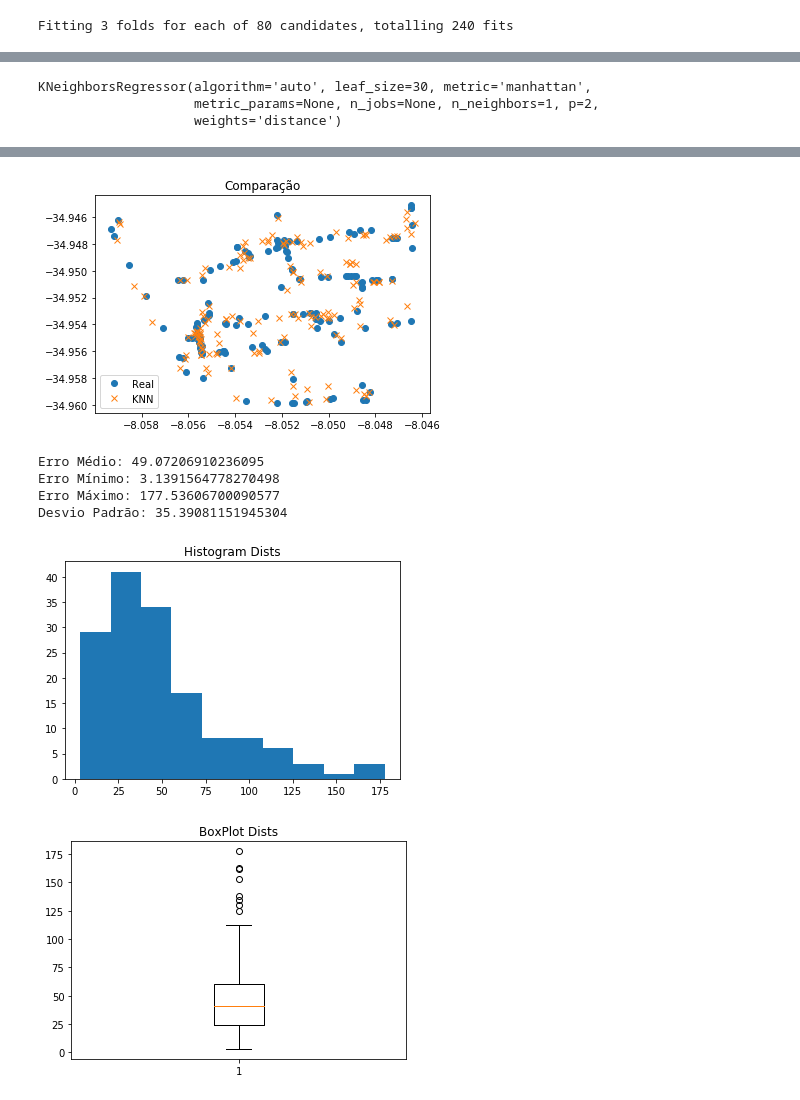
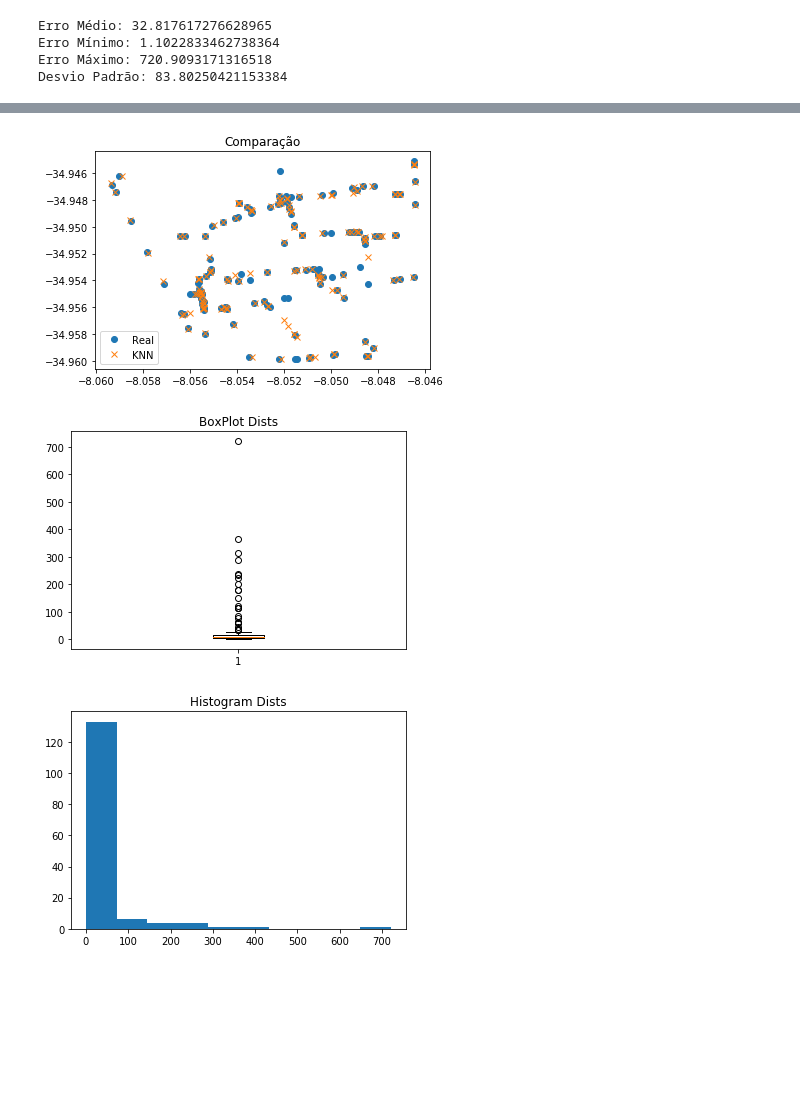
Before and after one commit to goncamateus/cmoveis, a Jupyter notebook: projeto.ipynb, the cells around one changed output, grey strips where cells are left out. Saved outputs shown, nothing was run; the diff lists cells and outputs as text; code cells hidden in the pictures; blank space fills up the shorter version.

```diff
--- a/projeto.ipynb
+++ b/projeto.ipynb
@@ -71,6 +199,10 @@ class ProjectKNN:
 # %%
 knn = ProjectKNN()
 knn.train()
-out, y_batch = knn.test()
+result = knn.test()
+knn.result_analisys(*result)
 # %% [output]
-Fitting 3 folds for each of 80 candidates, totalling 240 fits
+Erro Médio: 32.817617276628965
+Erro Mínimo: 1.1022833462738364
+Erro Máximo: 720.9093171316518
+Desvio Padrão: 83.80250421153384
@@ -79,3 +208,0 @@ Fitting 3 folds for each of 80 candidates, totalling 240 fits
-KNeighborsRegressor(algorithm='auto', leaf_size=30, metric='manhattan',
-                    metric_params=None, n_jobs=None, n_neighbors=1, p=2,
-                    weights='distance')
@@ -83,36 +209,3 @@ KNeighborsRegressor(algorithm='auto', leaf_size=30, metric='manhattan',
+[figure, added]
+[figure, added]
+[figure, added]
-# %%
-fig, ax = plt.subplots()
-ax.plot([x[0] for x in y_batch], [x[1] for x in y_batch], 'o', label='Real')
-ax.plot([x[0] for x in out], [x[1] for x in out], 'x', label='KNN')
-ax.legend()
-ax.set_title('Comparação')
-plt.show()
-error = y_batch - out
-errors_x = error[:, 0]
-errors_y = error[:, 1]
-
-
-dists = []
-for i in range(len(out)):
-    dist = distance(y_batch[i], out[i]).km*1000
-    dists.append(dist)
-
-print(f'Erro Médio: {np.mean(dists)}\nErro Mínimo: {min(dists)}\nErro Máximo: {max(dists)}\nDesvio Padrão: {np.std(dists)}')
-
-fig, ax = plt.subplots()
-ax.hist(dists, 10)
-ax.set_title('Histogram Dists')
-plt.show()
-
-fig, ax = plt.subplots()
-ax.boxplot(dists)
-ax.set_title('BoxPlot Dists')
-plt.show()
-# %% [output]
-[figure, removed]
-Erro Médio: 49.07206910236095
-Erro Mínimo: 3.1391564778270498
-Erro Máximo: 177.53606700090577
-Desvio Padrão: 35.39081151945304
-[figure, removed]
-[figure, removed]
```
Also changed, not shown: parts of 9 cells of this notebook, 1 other file.
